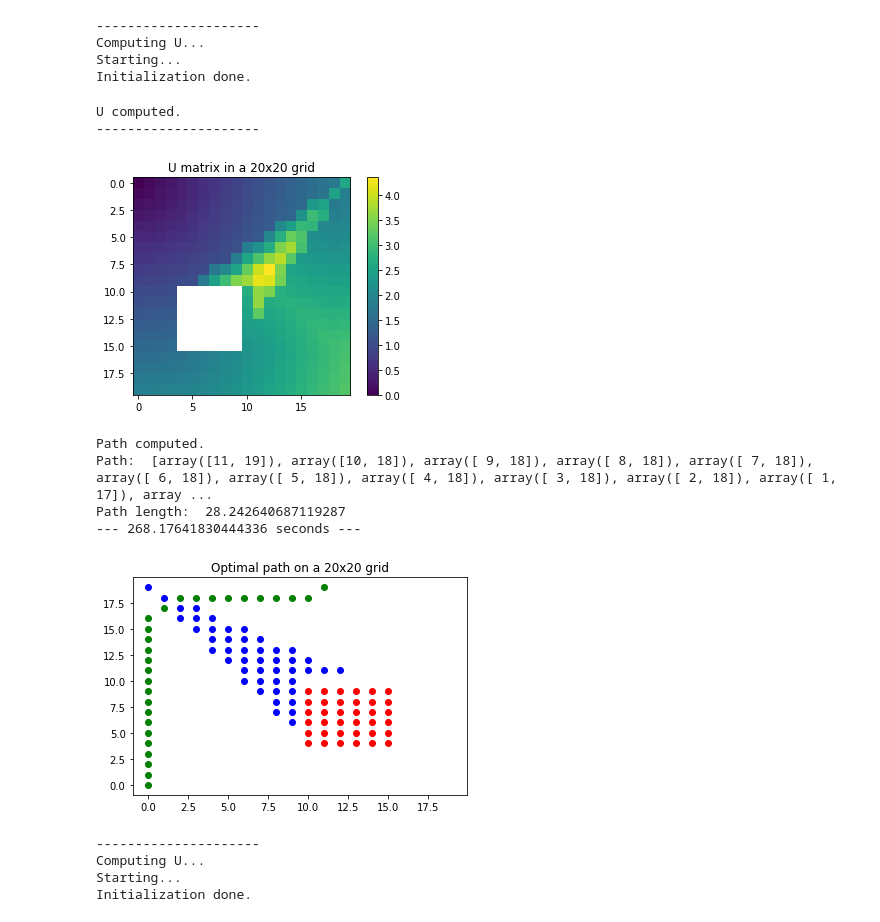
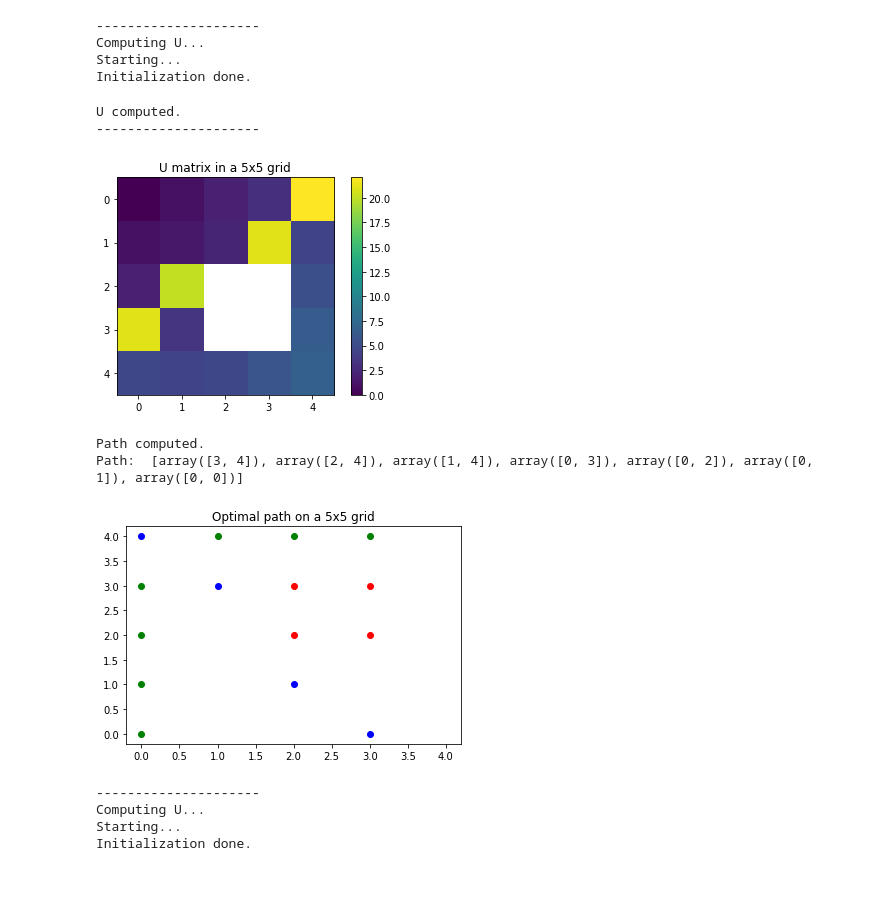
Before and after one commit to alexandreduplessis/Adversarial_Camera_Placement, a Jupyter notebook: Camera_placement.ipynb, the cells around one changed output. Cells and saved outputs as stored; diff of their text form; code cells hidden in the pictures; blank space fills up the shorter version.

```diff
--- a/Camera_placement.ipynb
+++ b/Camera_placement.ipynb
@@ -258,7 +281,7 @@ def main_U(N, x0, xf, camera_list, obstacle_list):
     # f = lambda x, u: 1./(W[int(x[0]), int(x[1])] + .7)
     # in case we want w to have no influence, f must be constant equal to 1
     # the more w is high the smaller f must be
-    f = lambda x, u: 1./(1.*W[int(x[0]), int(x[1])] + 1.)
+    f = lambda x, u: .1/(2.5*W[int(x[0]), int(x[1])] + .1)
     # f = lambda x, u: 1.
 
     history = {}
@@ -280,9 +303,6 @@ def main_U(N, x0, xf, camera_list, obstacle_list):
 
     print("Initialization done.")
 
-    M[0, 0] = 0
-    U[0, 0] = 0
-
     M[0, 1] = 0
     M[1, 0] = 0
     U[0, 1] = 1 / f(np.array([0, 1]), - np.array([0, 1]))
@@ -297,8 +317,9 @@ def main_U(N, x0, xf, camera_list, obstacle_list):
                     for l in range(-1, 2):
                         if (k != 0 or l != 0) and i+k >= 0 and i+k < N and j+l >= 0 and j+l < N:
                             if M[i+k, j+l] == 0:
+                                history_copy = history.copy()
                                 M[i, j] = 1
-                                U[i, j], history = compute_U(np.array([i, j]), np.array([i+k, j+l]), np.array([i+k, j+l]), U[i+k, j+l], U[i+k, j+l], f, history)
+                                U[i, j], history = compute_U(np.array([i, j]), np.array([i+k, j+l]), np.array([i+k, j+l]), U[i+k, j+l], U[i+k, j+l], f, history_copy)
                                 break
                     if M[i, j] == 1:
                         break
@@ -313,7 +334,8 @@ def main_U(N, x0, xf, camera_list, obstacle_list):
                 for couple in x_NF:
                     # if U is not infinity and both points of couple are not (i,j) and (i,j) is not in obstacle
                     if U[couple[0][0], couple[0][1]] != np.inf and U[couple[1][0], couple[1][1]] != np.inf and (couple[0][0] != i or couple[0][1] != j) and (couple[1][0] != i or couple[1][1] != j) and not np_belongs(np.array([i, j]), obstacle_points):
-                        new_u, history = compute_U(np.array([i, j]), couple[0], couple[1], U[couple[0][0], couple[0][1]], U[couple[1][0], couple[1][1]], f, history)
+                        history_copy = history.copy()
+                        new_u, history = compute_U(np.array([i, j]), couple[0], couple[1], U[couple[0][0], couple[0][1]], U[couple[1][0], couple[1][1]], f, history_copy)
                         U[i, j] = np.min([U[i, j], new_u])
 
 
@@ -349,7 +371,8 @@ def main_U(N, x0, xf, camera_list, obstacle_list):
                     for couple in x_NF:
                         # if U is not infinity and both points of couple are different from x
                         if U[couple[0][0], couple[0][1]] != np.inf and U[couple[1][0], couple[1][1]] != np.inf and not np.array_equal(couple[0], np.array([i, j])) and not np.array_equal(couple[1], np.array([i, j])):
-                            new_u, history = compute_U(np.array([i, j]), couple[0], couple[1], U[couple[0][0], couple[0][1]], U[couple[1][0], couple[1][1]], f, history)
+                            history_copy = history.copy()
+                            new_u, history = compute_U(np.array([i, j]), couple[0], couple[1], U[couple[0][0], couple[0][1]], U[couple[1][0], couple[1][1]], f, history_copy)
                             U[i, j] = np.min([U[i, j], new_u])
     # mark all obstacle points asa accepted
     for obstacle_point in obstacle_points:
@@ -396,7 +419,7 @@ def path_finder(N, x0, xf, camera_list, obstacle_list, saveU=0):
     print("Path computed.")
     return path, U
 # %%
-  N = 20
+  N = 5
   visualize = True
   saveU = True
 
@@ -408,7 +431,7 @@ def path_finder(N, x0, xf, camera_list, obstacle_list, saveU=0):
   obstacle_list = []
 
   # define a square obstacle
-  obstacle_list.append([10, 4, 6])
+  obstacle_list.append([2, 2, 2, 2])
 
   # defining cameras
   # camera_list = []
@@ -422,12 +445,8 @@ def path_finder(N, x0, xf, camera_list, obstacle_list, saveU=0):
   # camera_list = [[np.array([0, N-1]), -np.pi/4, .5]]
   camera_list = [[np.array([0, N-1]), -np.pi/4, 0.4]]
 
-  start_time = time.time()
-  path = path_finder(N, x0, xf, camera_list,  obstacle_list, saveU=saveU)
+  path, U = path_finder(N, x0, xf, camera_list,  obstacle_list, saveU=saveU)
   print("Path: ", path)
-  # compute path length with cost_path
-  print("Path length: ", cost_path(path))
-  print("--- %s seconds ---" % (time.time() - start_time))
 
   if visualize:
       camera_points = []
@@ -438,39 +457,37 @@ def path_finder(N, x0, xf, camera_list, obstacle_list, saveU=0):
               camera_points.append(np.array(point))
 
       for camera in camera_list:
           cam, theta, alpha = camera
           camera_points.append(cam)
 
       for i in range(N):
           for j in range(N):
               plt.plot(i, j, 'wo')
       for i in range(len(path)):
           plt.plot(path[i][0], path[i][1], 'go')
       # visualize obstacle
       for point in obstacles_list_to_points(obstacle_list):
           plt.plot(point[0], point[1], 'ro')
       # visualize camera
       for point in camera_points:
           # if point is not in path
           if not any((point == x).all() for x in path):
               plt.plot(point[0], point[1], 'bo')
           else: # plot in purple
               plt.plot(point[0], point[1], 'mo')
       plt.title("Optimal path on a {}x{} grid".format(N, N))
       plt.show()
 # %% [output]
 ---------------------
 Computing U...
 Starting...
 Initialization done.
 U computed.
 ---------------------
-[figure, old version]
+[figure, new version]
 Path computed.
-Path:  [array([11, 19]), array([10, 18]), array([ 9, 18]), array([ 8, 18]), array([ 7, 18]), array([ 6, 18]), array([ 5, 18]), array([ 4, 18]), array([ 3, 18]), array([ 2, 18]), array([ 1, 17]), array ...
-Path length:  28.242640687119287
---- 268.17641830444336 seconds ---
+Path:  [array([3, 4]), array([2, 4]), array([1, 4]), array([0, 3]), array([0, 2]), array([0, 1]), array([0, 0])]
-[figure, old version]
+[figure, new version]
 # %%
   N = 20
   visualize = True
```
Also changed, not shown: parts of 4 cells of this notebook, 1 other file.
